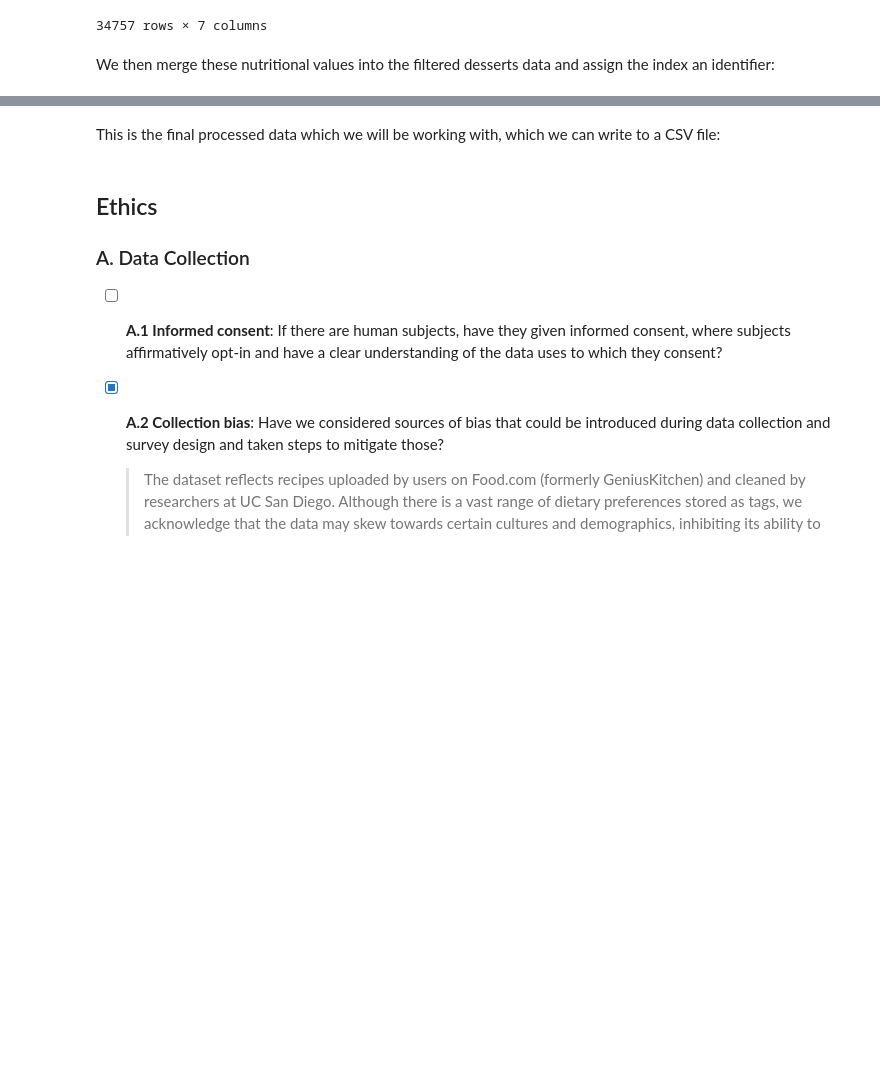
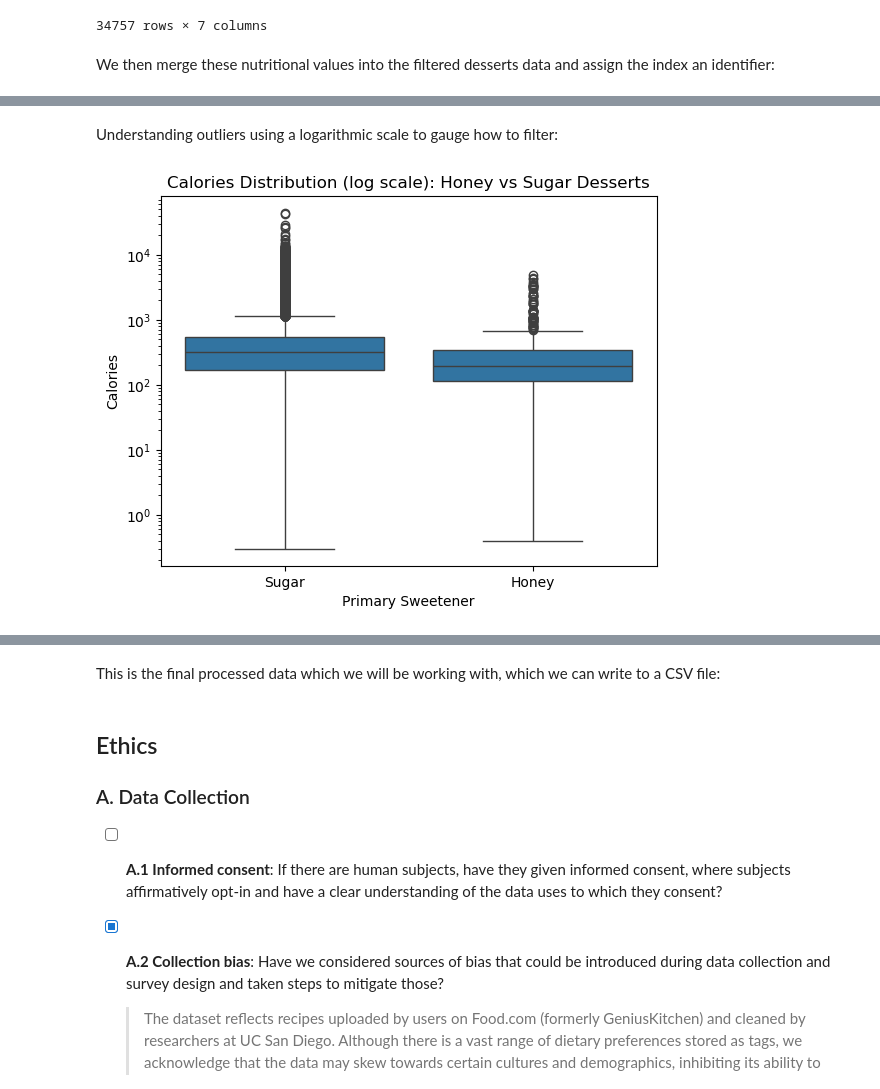
Before and after one commit to COGS108/Group047_WI26, a Jupyter notebook: 01-DataCheckpoint.ipynb, the cells around one changed output, grey strips where cells are left out. Drawn from its saved outputs; the diff is of its cells as text; code cells hidden in the pictures; blank space fills up the shorter version.

Commit message:
complete filtering outliers

```diff
--- a/01-DataCheckpoint.ipynb
+++ b/01-DataCheckpoint.ipynb
@@ -372,0 +381,12 @@ processed_df
+# %% [markdown]
+Understanding outliers using a logarithmic scale to gauge how to filter:
+# %%
+processed_df['primary_sweetener'] = processed_df.apply(lambda x: 'Honey' if x['only_honey'] else 'Sugar', axis=1)
+sns.boxplot(x='primary_sweetener', y='calories', data=processed_df)
+plt.yscale('log')
+plt.title('Calories Distribution (log scale): Honey vs Sugar Desserts')
+plt.xlabel('Primary Sweetener')
+plt.ylabel('Calories')
+plt.show()
+# %% [output]
+[figure, added]
```
Also changed, not shown: parts of 15 cells of this notebook, 1 other file.
